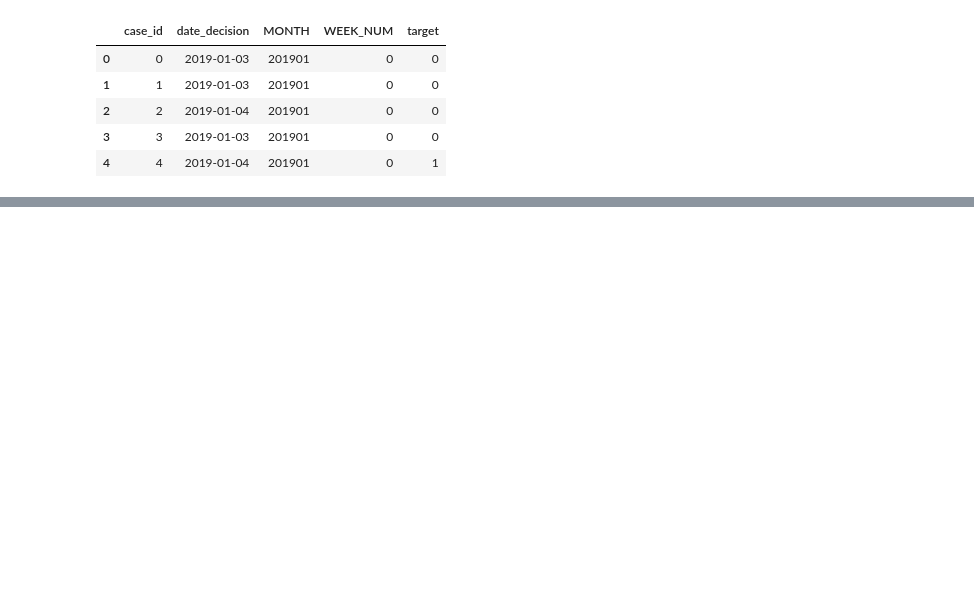
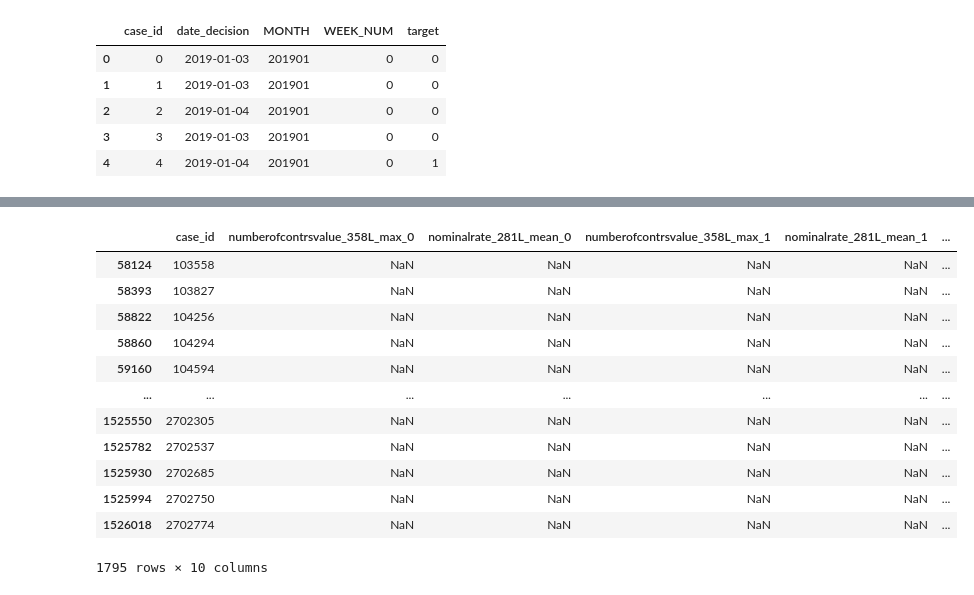
Before and after one commit to BartvanWoesik/home_credit, a Jupyter notebook: Notebooks/Data Exploration/DataCombination.ipynb, the cells around one changed output, grey strips where cells are left out. Drawn from its saved outputs; the diff is of its cells as text; code cells hidden in the pictures; blank space fills up the shorter version.

```diff
--- a/Notebooks/Data Exploration/DataCombination.ipynb
+++ b/Notebooks/Data Exploration/DataCombination.ipynb
@@ -63,0 +103,3 @@ df_base
+# %%
+df = pd.read_feather(data_path / "processed_train.feather")
+df.head()
@@ -63,0 +113,16 @@ df_base
+# %%
+df[df['last180dayaveragebalance_704A_last_0'].notnull()]
+# %% [output]
+|  | case_id | numberofcontrsvalue_358L_max_0 | nominalrate_281L_mean_0 | numberofcontrsvalue_358L_max_1 | nominalrate_281L_mean_1 | ... |
+| 58124 | 103558 | NaN | NaN | NaN | NaN | ... |
+| 58393 | 103827 | NaN | NaN | NaN | NaN | ... |
+| 58822 | 104256 | NaN | NaN | NaN | NaN | ... |
+| 58860 | 104294 | NaN | NaN | NaN | NaN | ... |
+| 59160 | 104594 | NaN | NaN | NaN | NaN | ... |
+| ... | ... | ... | ... | ... | ... | ... |
+| 1525550 | 2702305 | NaN | NaN | NaN | NaN | ... |
+| 1525782 | 2702537 | NaN | NaN | NaN | NaN | ... |
+| 1525930 | 2702685 | NaN | NaN | NaN | NaN | ... |
+| 1525994 | 2702750 | NaN | NaN | NaN | NaN | ... |
+| 1526018 | 2702774 | NaN | NaN | NaN | NaN | ... |
+1795 rows × 10 columns
```
Also changed, not shown: parts of 14 cells of this notebook, 2 other files.
